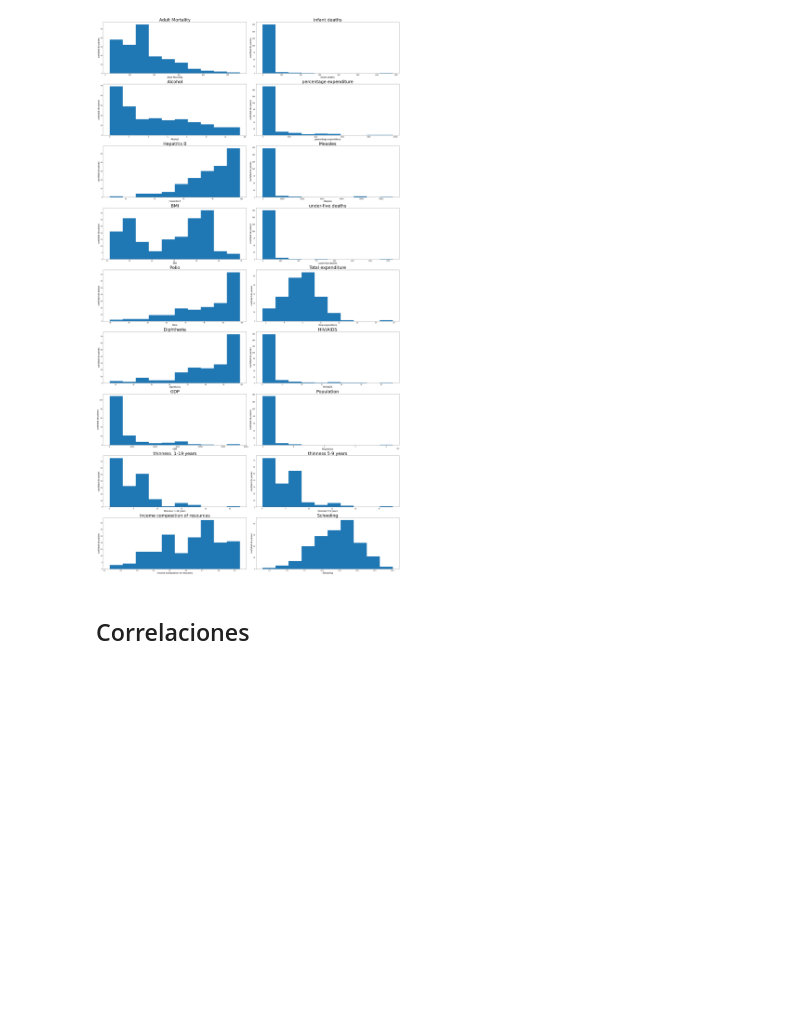
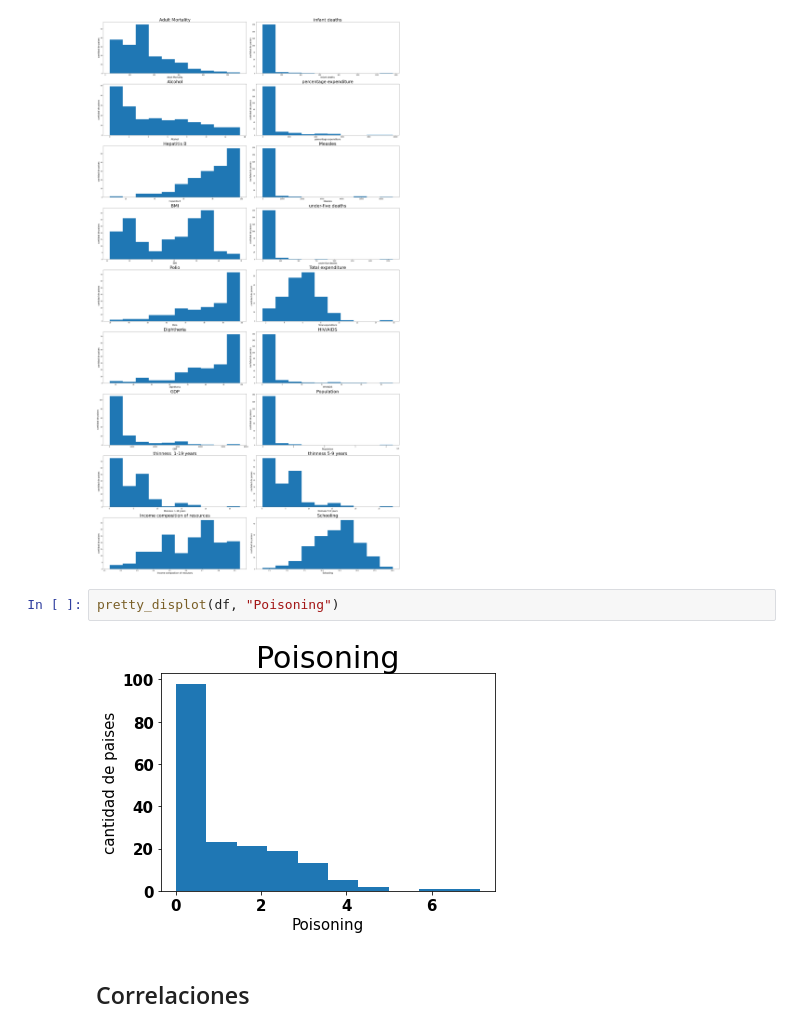
Before and after one commit to facutotaro/metnum-tp3, a Jupyter notebook: EDA/EDA.ipynb, the cells around one changed output. Cells and saved outputs as stored; diff of their text form; blank space fills up the shorter version.

```diff
--- a/EDA/EDA.ipynb
+++ b/EDA/EDA.ipynb
@@ -319,6 +328,10 @@ plt.tight_layout()
 plt.show()
 # %% [output]
 [figure]
+# %%
+pretty_displot(df, "Poisoning")
+# %% [output]
+[figure, added]
 # %% [markdown]
 ## Correlaciones
 # %%
```
Also changed, not shown: parts of 10 cells of this notebook, 3 other files.
